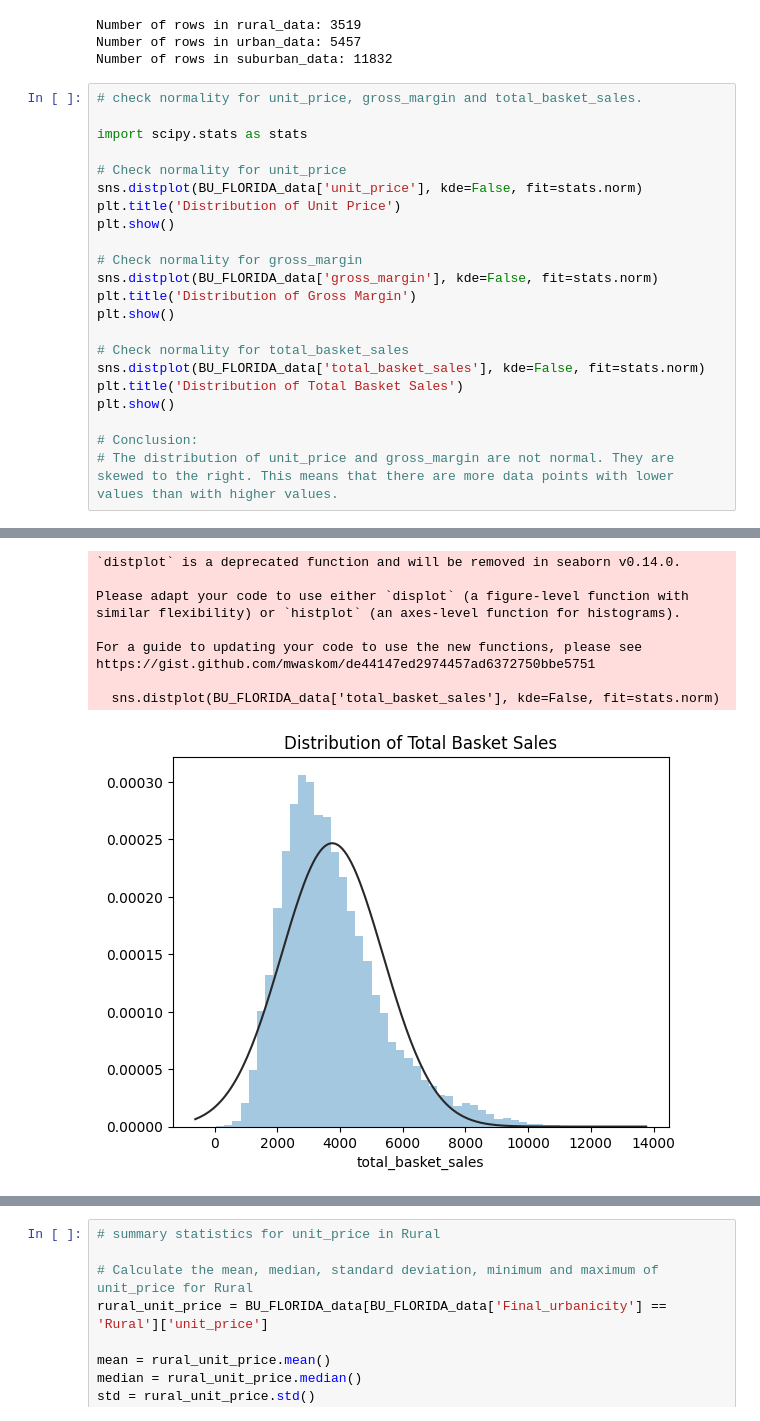
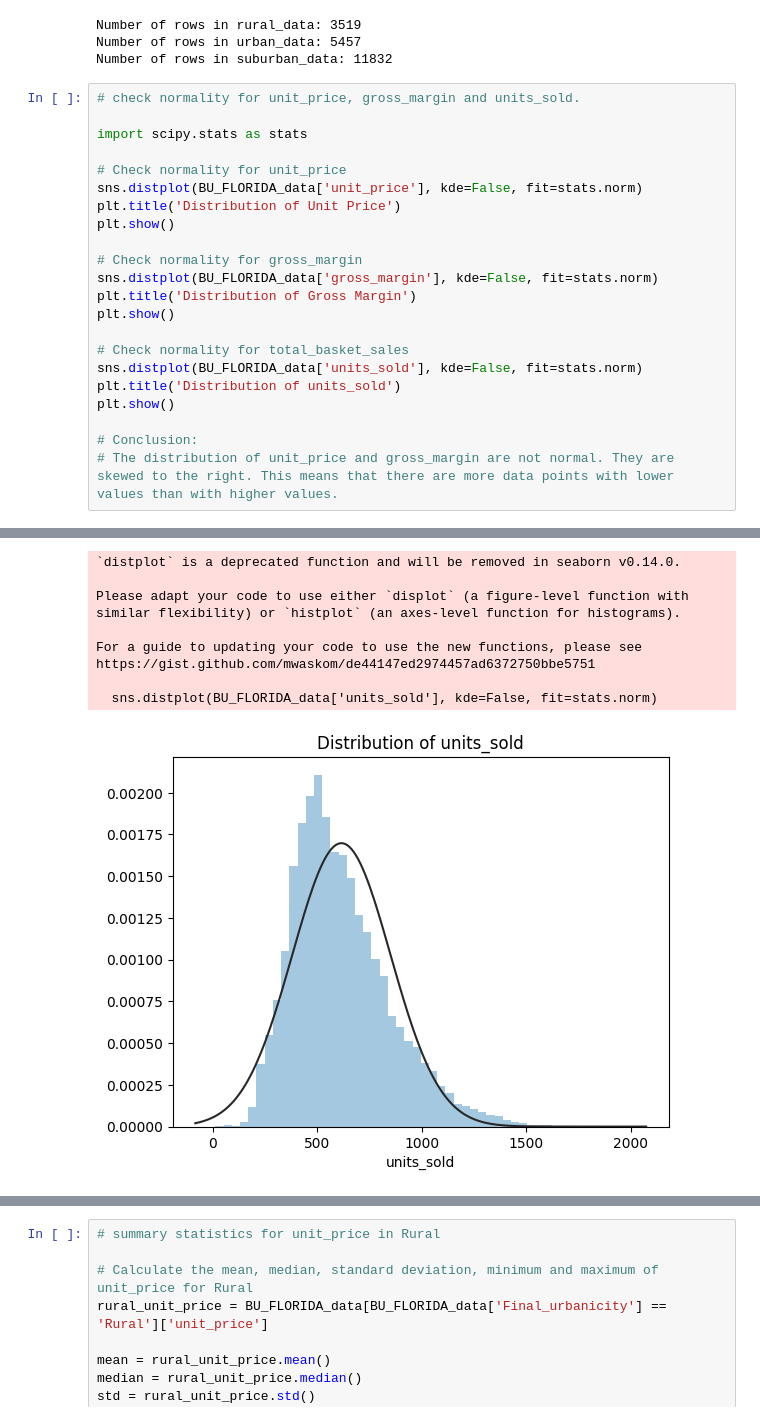
Before and after one commit to MariamAmmar/6644_Final_Project, a Jupyter notebook: BU_Florida.ipynb, the cells around one changed output, grey strips where cells are left out. Cells and saved outputs as stored; diff of their text form.

```diff
--- a/BU_Florida.ipynb
+++ b/BU_Florida.ipynb
@@ -373,7 +373,7 @@ Number of rows in rural_data: 3519
 Number of rows in urban_data: 5457
 Number of rows in suburban_data: 11832
 # %%
-# check normality for unit_price, gross_margin and total_basket_sales.
+# check normality for unit_price, gross_margin and units_sold.
 
 import scipy.stats as stats
 
@@ -388,43 +388,43 @@ plt.title('Distribution of Gross Margin')
 plt.show()
 
 # Check normality for total_basket_sales
-sns.distplot(BU_FLORIDA_data['total_basket_sales'], kde=False, fit=stats.norm)
-plt.title('Distribution of Total Basket Sales')
+sns.distplot(BU_FLORIDA_data['units_sold'], kde=False, fit=stats.norm)
+plt.title('Distribution of units_sold')
 plt.show()
 
 # Conclusion:
 # The distribution of unit_price and gross_margin are not normal. They are skewed to the right. This means that there are more data points with lower values than with higher values.
 # %% [output]
 `distplot` is a deprecated function and will be removed in seaborn v0.14.0.
 
 Please adapt your code to use either `displot` (a figure-level function with
 similar flexibility) or `histplot` (an axes-level function for histograms).
 
 For a guide to updating your code to use the new functions, please see
 https://gist.github.com/mwaskom/de44147ed2974457ad6372750bbe5751
 
   sns.distplot(BU_FLORIDA_data['unit_price'], kde=False, fit=stats.norm)
 [figure]
 `distplot` is a deprecated function and will be removed in seaborn v0.14.0.
 
 Please adapt your code to use either `displot` (a figure-level function with
 similar flexibility) or `histplot` (an axes-level function for histograms).
 
 For a guide to updating your code to use the new functions, please see
 https://gist.github.com/mwaskom/de44147ed2974457ad6372750bbe5751
 
   sns.distplot(BU_FLORIDA_data['gross_margin'], kde=False, fit=stats.norm)
 [figure]
 `distplot` is a deprecated function and will be removed in seaborn v0.14.0.
 
 Please adapt your code to use either `displot` (a figure-level function with
 similar flexibility) or `histplot` (an axes-level function for histograms).
 
 For a guide to updating your code to use the new functions, please see
 https://gist.github.com/mwaskom/de44147ed2974457ad6372750bbe5751
 
-  sns.distplot(BU_FLORIDA_data['total_basket_sales'], kde=False, fit=stats.norm)
+  sns.distplot(BU_FLORIDA_data['units_sold'], kde=False, fit=stats.norm)
-[figure, old version]
+[figure, new version]
 # %%
 # Shapiro normality test for unit_price, gross_margin and total_basket_sales.
 
```
Also changed, not shown: parts of 15 cells of this notebook.
